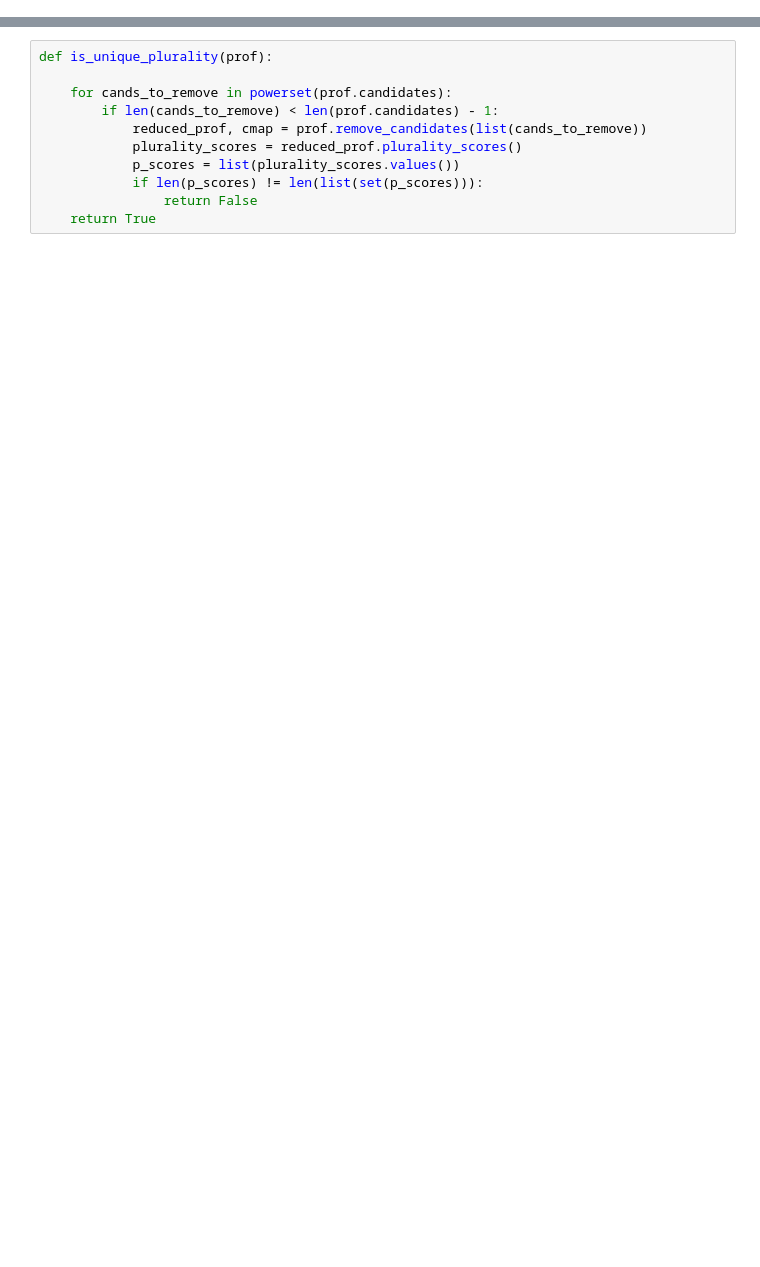
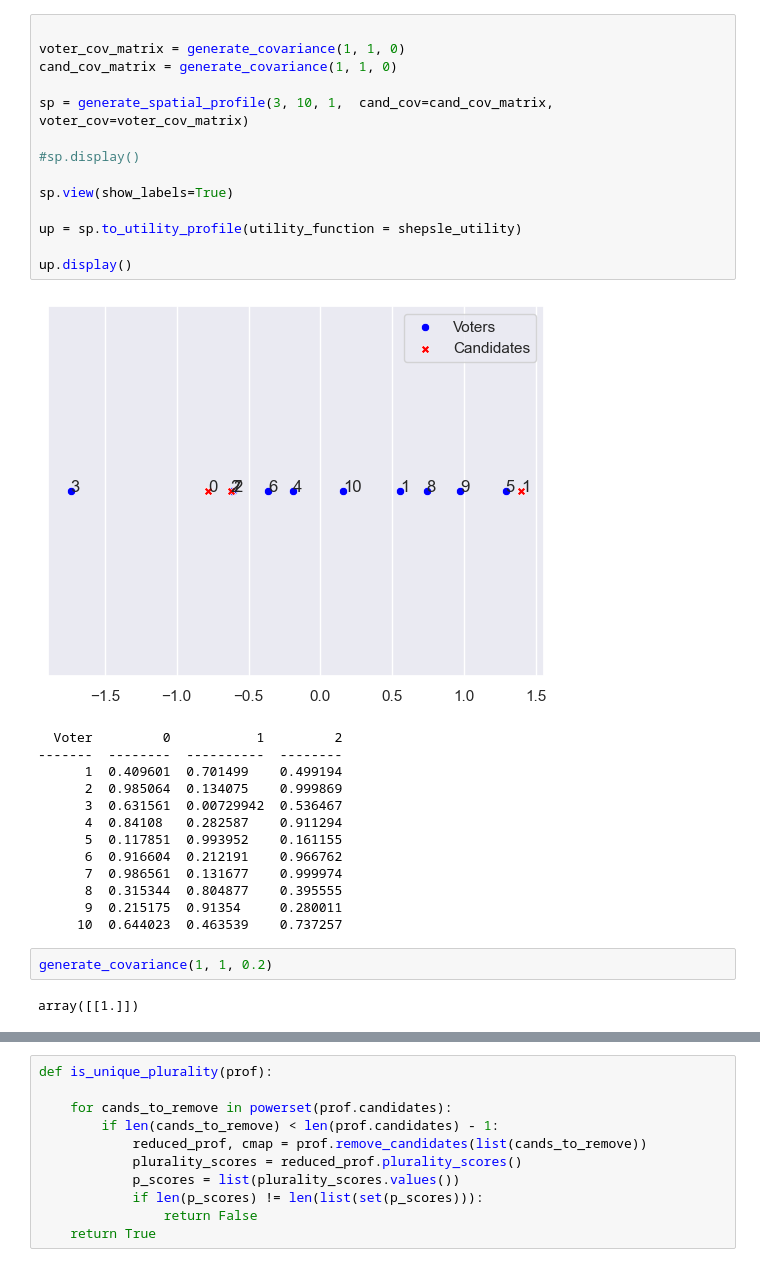
Before and after one commit to voting-tools/pref_voting, a Jupyter notebook: test.ipynb, the cells around one changed output, grey strips where cells are left out. Drawn from its saved outputs; the diff is of its cells as text; blank space fills up the shorter version.

```diff
--- a/test.ipynb
+++ b/test.ipynb
@@ -12,0 +32,32 @@ from tqdm.notebook import tqdm
+# %%
+
+voter_cov_matrix = generate_covariance(1, 1, 0)
+cand_cov_matrix = generate_covariance(1, 1, 0)
+
+sp = generate_spatial_profile(3, 10, 1,  cand_cov=cand_cov_matrix, voter_cov=voter_cov_matrix)
+
+#sp.display()
+
+sp.view(show_labels=True)
+
+up = sp.to_utility_profile(utility_function = shepsle_utility)
+
+up.display()
+# %% [output]
+[figure, added]
+  Voter         0           1         2
+-------  --------  ----------  --------
+      1  0.409601  0.701499    0.499194
+      2  0.985064  0.134075    0.999869
+      3  0.631561  0.00729942  0.536467
+      4  0.84108   0.282587    0.911294
+      5  0.117851  0.993952    0.161155
+      6  0.916604  0.212191    0.966762
+      7  0.986561  0.131677    0.999974
+      8  0.315344  0.804877    0.395555
+      9  0.215175  0.91354     0.280011
+     10  0.644023  0.463539    0.737257
+# %%
+generate_covariance(1, 1, 0.2)
+# %% [output]
+array([[1.]])
```
Also changed, not shown: parts of 39 cells of this notebook, 12 other files.
